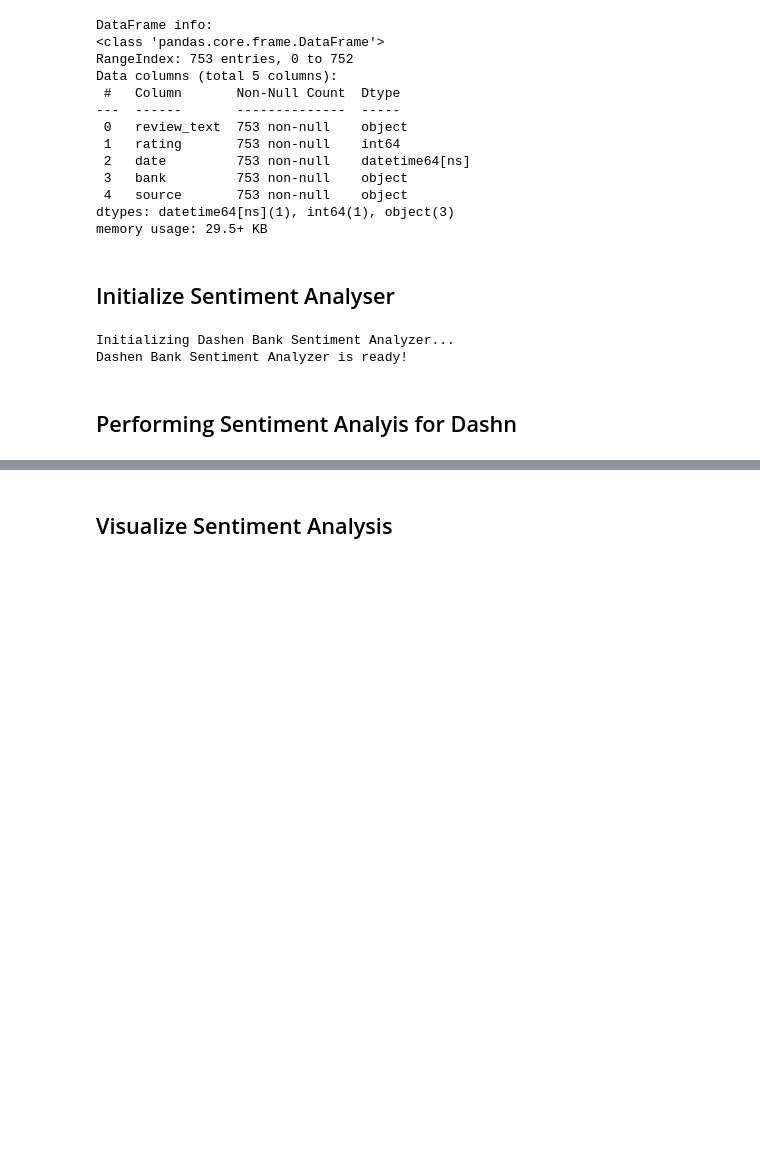
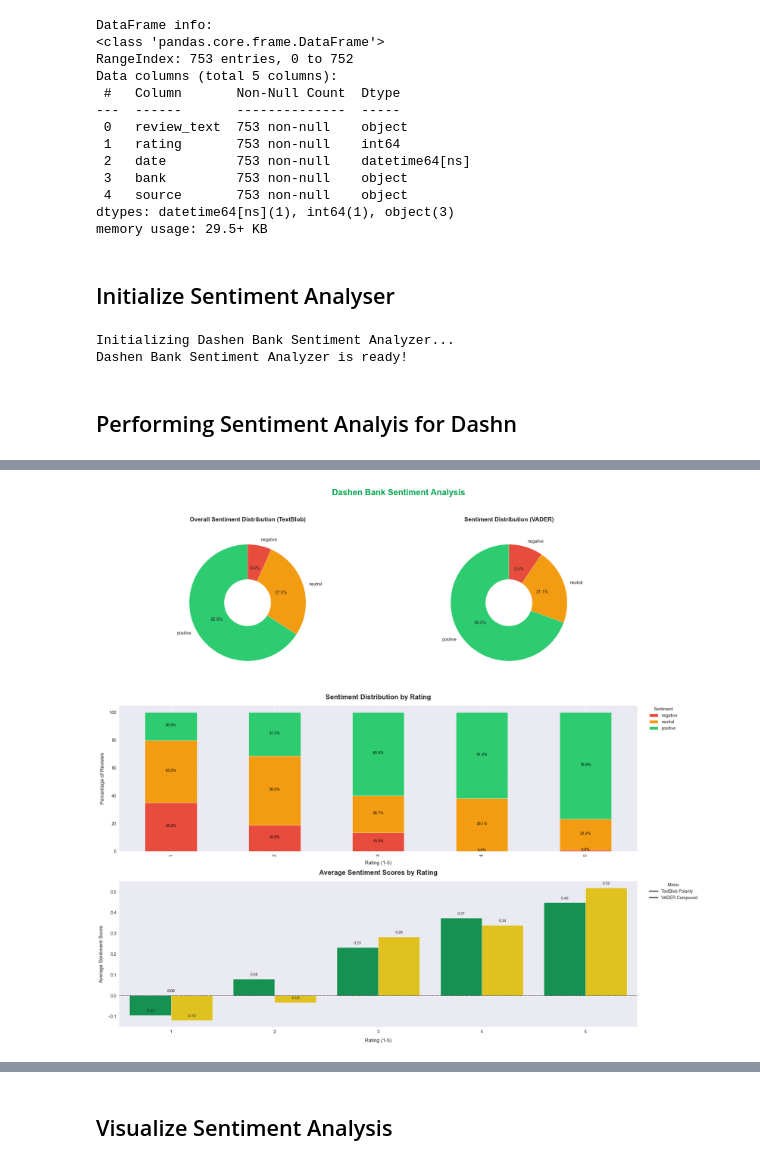
Before and after one commit to soltsega/Week-2, a Jupyter notebook: src/analysis/dashn/dashn_sentiment_analsis_EDA.ipynb, the cells around one changed output, grey strips where cells are left out. Drawn from its saved outputs; the diff is of its cells as text; code cells hidden in the pictures; blank space fills up the shorter version.

```diff
--- a/src/analysis/dashn/dashn_sentiment_analsis_EDA.ipynb
+++ b/src/analysis/dashn/dashn_sentiment_analsis_EDA.ipynb
@@ -624,3 +624,90 @@ positive    96.547145
 neutral      3.054449
 negative     0.398406
 Name: proportion, dtype: float64
+# %%
+import pandas as pd
+import numpy as np
+import matplotlib.pyplot as plt
+import seaborn as sns
+from textblob import TextBlob
+from vaderSentiment.vaderSentiment import SentimentIntensityAnalyzer
+from pathlib import Path
+import os
+
+# 1. Load your cleaned CSV file
+file_path = r'C:/Users/My Device/Desktop/Week-2/data/bank_reviews_dashen.csv'
+try:
+    df = pd.read_csv(file_path)
+    print("✅ File loaded successfully!")
+    print(f"Shape: {df.shape}")
+    print("\nFirst few rows:")
+    display(df.head())
+
+except Exception as e:
+    print(f"❌ Error loading file: {e}")
+    raise
+
+# 2. Check for required columns
+print("\nChecking for required columns...")
+required_columns = ['review']  # Minimum required
+for col in required_columns:
+    if col not in df.columns:
+        print(f"⚠️ Missing column: {col}")
+
+# 3. Initialize sentiment analyzers
+analyzer = SentimentIntensityAnalyzer()
+
+def analyze_sentiment(text):
+    """Analyze sentiment using both TextBlob and VADER"""
+    try:
+        # TextBlob analysis
+        blob = TextBlob(str(text))
+        polarity = blob.sentiment.polarity
+        sentiment = 'positive' if polarity > 0.1 else 'negative' if polarity < -0.1 else 'neutral'
+
+        # VADER analysis
+        vader_scores = analyzer.polarity_scores(str(text))
+        vader_compound = vader_scores['compound']
+        vader_sentiment = 'positive' if vader_compound > 0.05 else 'negative' if vader_compound < -0.05 else 'neutral'
+
+        return pd.Series([polarity, sentiment, vader_compound, vader_sentiment])
+    except Exception as e:
+        print(f"Error analyzing text: {e}")
+        return pd.Series([0, 'neutral', 0, 'neutral'])
+
+# 4. Analyze sentiment if needed
+if not all(col in df.columns for col in ['polarity', 'sentiment', 'vader_compound', 'vader_sentiment']):
+    print("\nAnalyzing sentiment...")
+    df[['polarity', 'sentiment', 'vader_compound', 'vader_sentiment']] = df['review'].apply(analyze_sentiment)
+
+# 5. Check for date column (optional)
+if 'date' in df.columns:
+    try:
+        df['date'] = pd.to_datetime(df['date'])
+        print("\nDate column found and converted to datetime")
+    except:
+        print("\nCould not convert date column to datetime")
+
+# 6. Display basic info
+print("\nDataFrame Info:")
+display(df.info())
+print("\nSentiment Distribution (TextBlob):")
+display(df['sentiment'].value_counts())
+print("\nSentiment Distribution (VADER):")
+display(df['vader_sentiment'].value_counts())
+
+# 7. Now you can call your plotting function
+print("\nGenerating visualizations...")
+try:
+    # Create output directory if it doesn't exist
+    output_dir = os.path.join(os.path.dirname(file_path), '..', 'reports', 'figures')
+    Path(output_dir).mkdir(parents=True, exist_ok=True)
+
+    # Call your plotting function
+    plot_dashen_sentiment_analysis(df, save_path=output_dir)
+    print("✅ Visualizations generated successfully!")
+    print(f"Visualizations saved to: {os.path.abspath(output_dir)}")
+except Exception as e:
+    print(f"❌ Error generating visualizations: {e}")
+    raise
+# %% [output]
@@ -626,0 +758 @@ Name: proportion, dtype: float64
+[figure, added]
```
Also changed, not shown: parts of 8 cells of this notebook, 5 other files.
